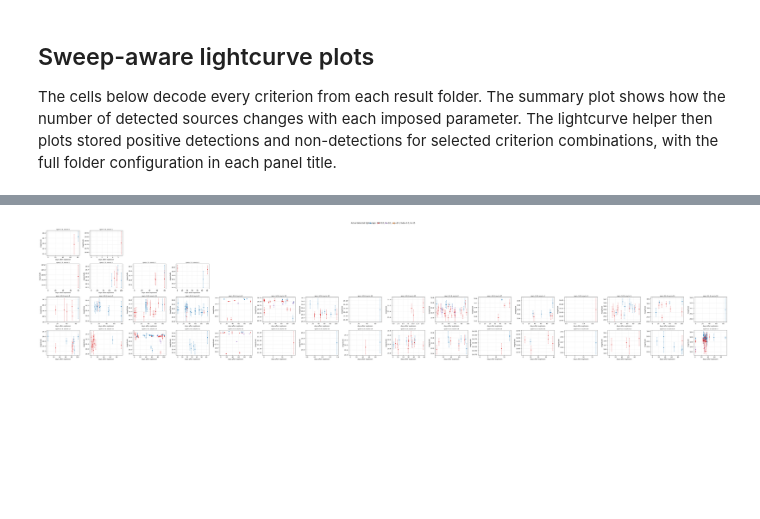
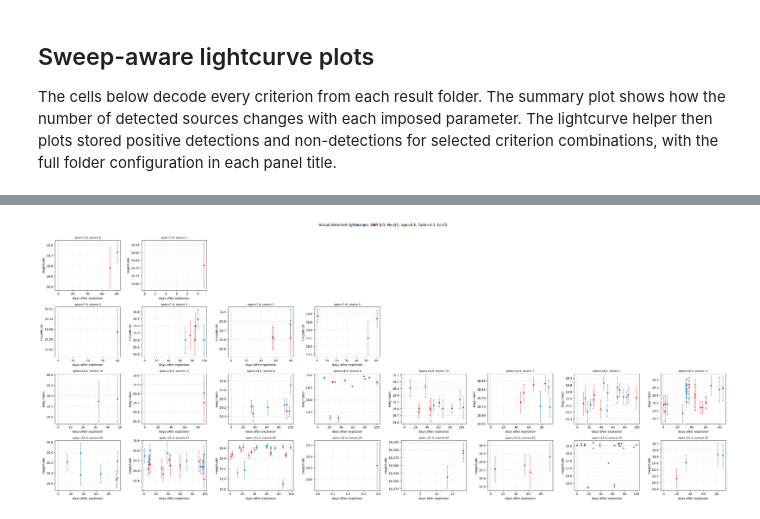
Before and after one commit to tylerbarna/kn-rates, a Jupyter notebook: lightcurve_quality_analysis.ipynb, the cells around one changed output, grey strips where cells are left out. Cells and saved outputs as stored; diff of their text form; code cells hidden in the pictures; blank space fills up the shorter version.

```diff
--- a/lightcurve_quality_analysis.ipynb
+++ b/lightcurve_quality_analysis.ipynb
@@ -200,7 +184,7 @@ controlled = sweep_index[
     & (sweep_index.min_galactic_lat == 15.0)
 ].sort_values('max_timespan_days')
 
-n_examples = 16
+n_examples = 8
 fig, axes = plt.subplots(
     len(controlled), n_examples,
     figsize=(4 * n_examples, 3.2 * max(len(controlled), 1)),
@@ -231,31 +215,31 @@ for row_number, (_, criteria) in enumerate(controlled.iterrows()):
 
         for band, color in BAND_COLORS.items():
             mask = bands == band
             if mask.any():
                 axis.errorbar(
                     times[mask], mags[mask], yerr=errors[mask],
                     fmt='o', color=color, markersize=4, linewidth=0.8,
                     capsize=2, label=band,
                 )
 
         axis.invert_yaxis()
         axis.axvline(0, color='0.5', linestyle=':', linewidth=0.8)
         axis.set_title(
             f"span={criteria.max_timespan_days:g} d, "
             f"source {int(selected[column_number])}",
             fontsize=9,
         )
         axis.set_xlabel('days after explosion')
         axis.set_ylabel('magnitude')
         axis.grid(alpha=0.3)
 
 fig.suptitle(
     'Actual detected lightcurves: SNR 5/3, N=2/1, sep=3 h, fade=0.3, b>15',
     y=1.01,
 )
 handles = [Line2D([0], [0], color=color, marker='o', label=band) for band, color in BAND_COLORS.items()]
 fig.legend(handles=handles, loc='upper center', ncol=len(handles), frameon=False)
 fig.tight_layout()
 plt.show()
 # %% [output]
-[figure, old version]
+[figure, new version]
```
Also changed, not shown: parts of 4 cells of this notebook, 4 other files.
